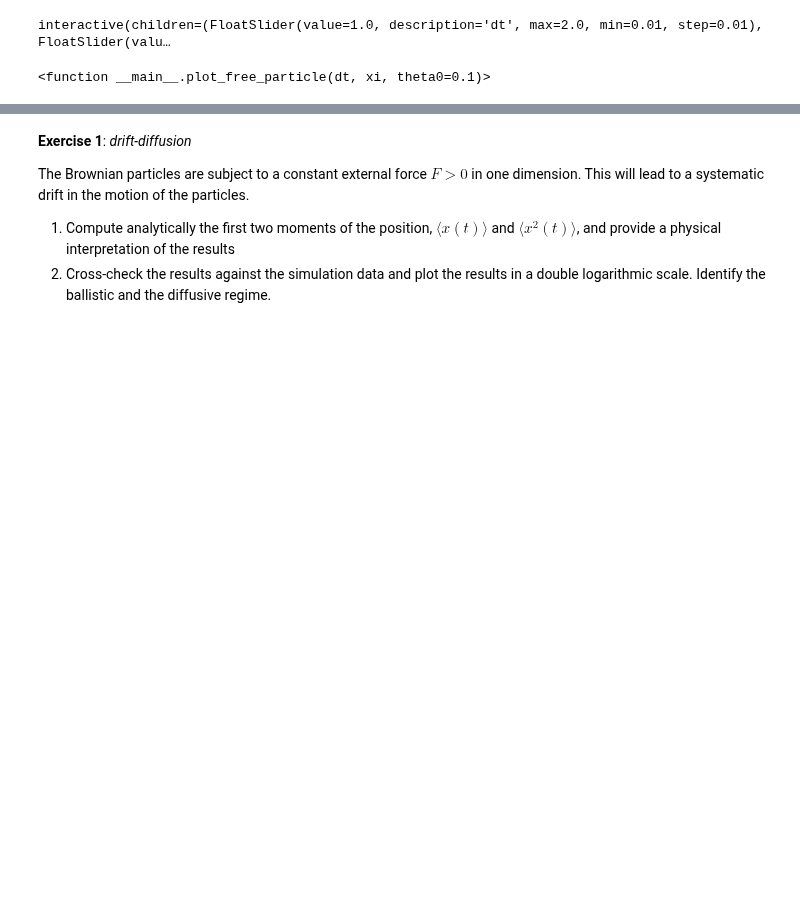
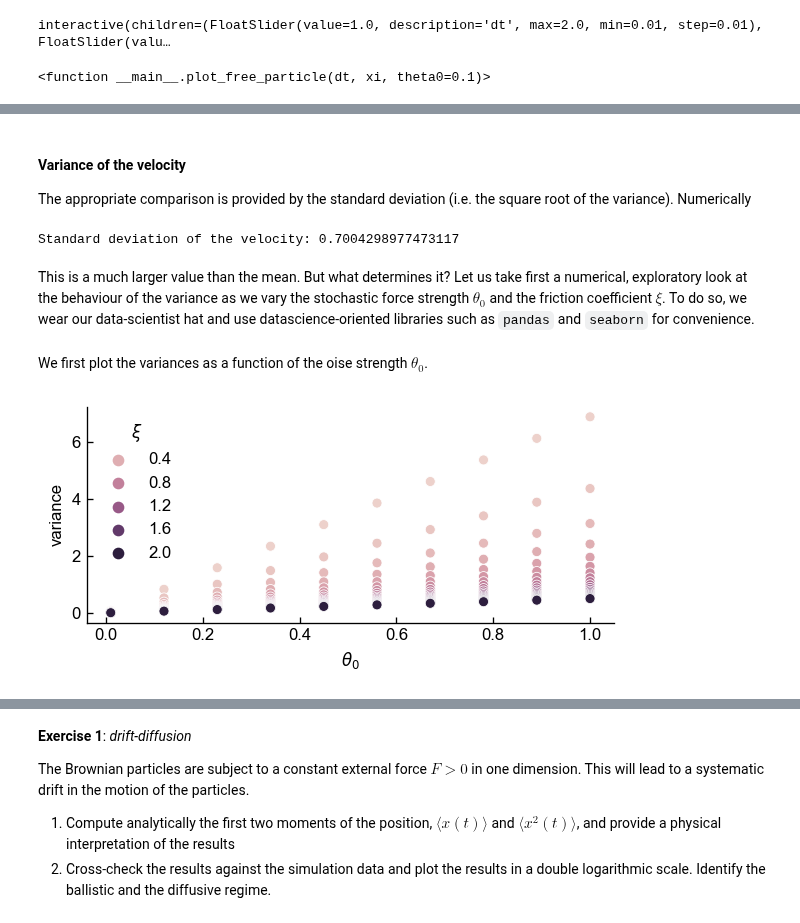
Before and after one commit to FTurci/mirror-handbook-particle-sim, a Jupyter notebook: contents/langevin.ipynb, the cells around one changed output, grey strips where cells are left out. Drawn from its saved outputs; the diff is of its cells as text; code cells hidden in the pictures; blank space fills up the shorter version.

Commit message:
autocorr of velocity (sims)

```diff
--- a/contents/langevin.ipynb
+++ b/contents/langevin.ipynb
@@ -197,0 +218,5 @@ of a colloidal particle under the influence of an external force $\vec{F}$ and c
+# %%
+# we take a long simulation
+t, vsim = free_particle_sim(1, 0.4, 0.2, 10000000, dt=0.01)
+# we average over the last half of the arrays
+print("Average velocity:", vsim[vsim.shape[0] // 2 :].mean())
@@ -197,0 +227,36 @@ of a colloidal particle under the influence of an external force $\vec{F}$ and c
+# %% [markdown]
+#### Variance of the velocity
+
+The appropriate comparison is provided by the standard deviation (i.e. the square root of the variance). Numerically
+# %%
+print("Standard deviation of the velocity:", vsim[vsim.shape[0] // 2 :].std())
+# %% [output]
+Standard deviation of the velocity: 0.7004298977473117
+# %% [markdown]
+This is a much larger value than the mean. But what determines it? Let us take first a numerical, exploratory look at the behaviour of the variance as we vary the stochastic force strength $\theta_0$ and the friction coefficient $\xi$. To do so, we wear our data-scientist hat and use datascience-oriented libraries such as `pandas` and `seaborn` for convenience.
+# %%
+import pandas as pd
+import seaborn as sns
+
+# sample a grid of xi and theta0 values
+xi = np.linspace(0.1, 2, 20)
+theta0 = np.linspace(0.01, 1.0, 10)
+variances = {}
+for _xi in xi:
+    for _theta in theta0:
+        t, v = free_particle_sim(1, _xi, _theta, 100000, dt=0.01)
+        variances[(_xi, _theta)] = v[len(v) // 2 :].var()
+# %% [markdown]
+We first plot the variances as a function of the oise strength $\theta_0$.
+# %%
+# construct a dataframe
+v2dataframe = (
+    pd.Series(variances)
+    .rename_axis([r"$\xi$", r"$\theta_0$"])
+    .reset_index(name="variance")
+)
+plt.figure(figsize=(5, 2.5))
+sns.scatterplot(data=v2dataframe, hue=r"$\xi$", x=r"$\theta_0$", y="variance")
+plt.show()
+# %% [output]
+[figure, added]
```
Also changed, not shown: parts of 29 cells of this notebook.
